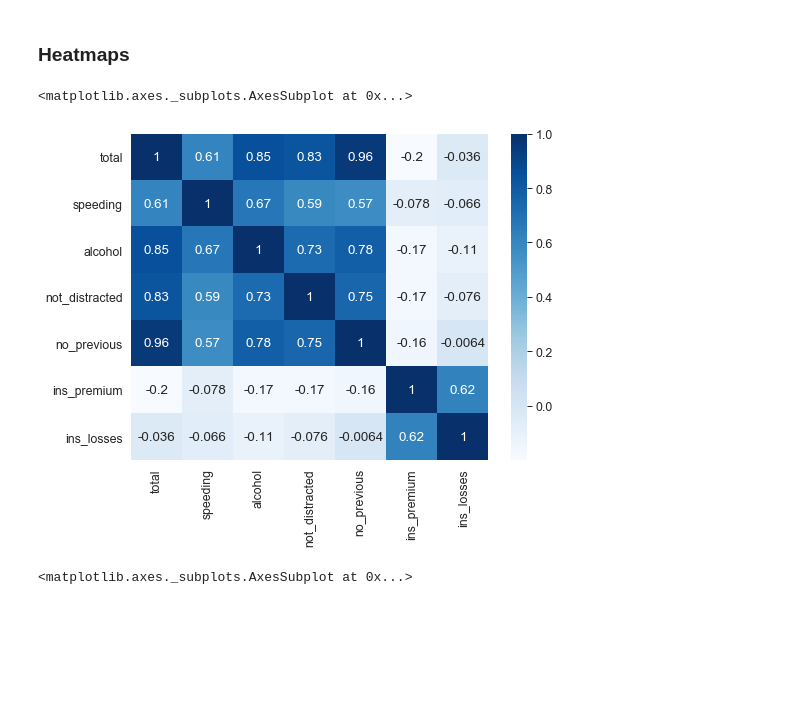
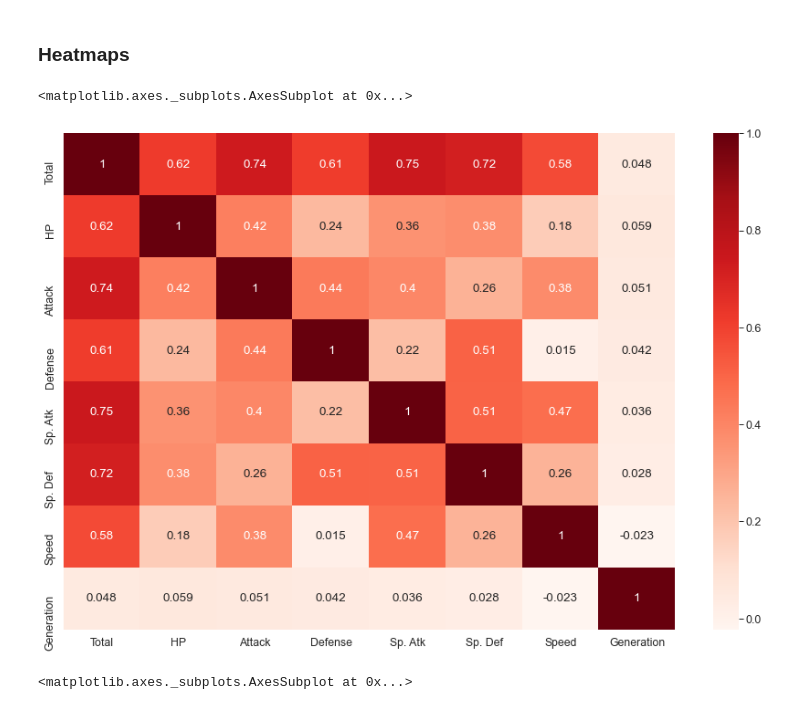
Before and after one commit to Elusive7733/Learning, a Jupyter notebook: Languages/Python_Libraries/Seaborn/Seaborn.ipynb, the cells around one changed output. Drawn from its saved outputs; the diff is of its cells as text; code cells hidden in the pictures; blank space fills up the shorter version.

```diff
--- a/Languages/Python_Libraries/Seaborn/Seaborn.ipynb
+++ b/Languages/Python_Libraries/Seaborn/Seaborn.ipynb
@@ -226,21 +224,25 @@ plt.legend(loc=0)
 # %% [markdown]
 ### Heatmaps
 # %%
-plt.figure(figsize=(8,6))
+plt.figure(figsize=(15,10))
 sns.set_context('paper', font_scale=1.4)
 # To create a heatmap with data you must have data set up as a matrix where variables
 # are on the columns and rows
 
 # Correlation tells you how influential a variable is on the result
 # So we see that n previous accident is heavily correlated with accidents, while the
 # insurance premium is not
-crash_mx = crash_df.corr()
+# crash_mx = crash_df.corr()
+
+pokemon_mx = pokemon_df.iloc[:, 4:12].corr()
+
+# pokemon_mx
 
 # Create the heatmap, add annotations and a color map
-sns.heatmap(crash_mx, annot=True, cmap='Blues')
+sns.heatmap(pokemon_mx, annot=True, cmap='Reds')
 # %% [output]
 <matplotlib.axes._subplots.AxesSubplot at 0x...>
-[figure, old version]
+[figure, new version]
 # %%
 plt.figure(figsize=(8,6))
 sns.set_context('paper', font_scale=1.4)
```
Also changed, not shown: parts of 9 cells of this notebook.
